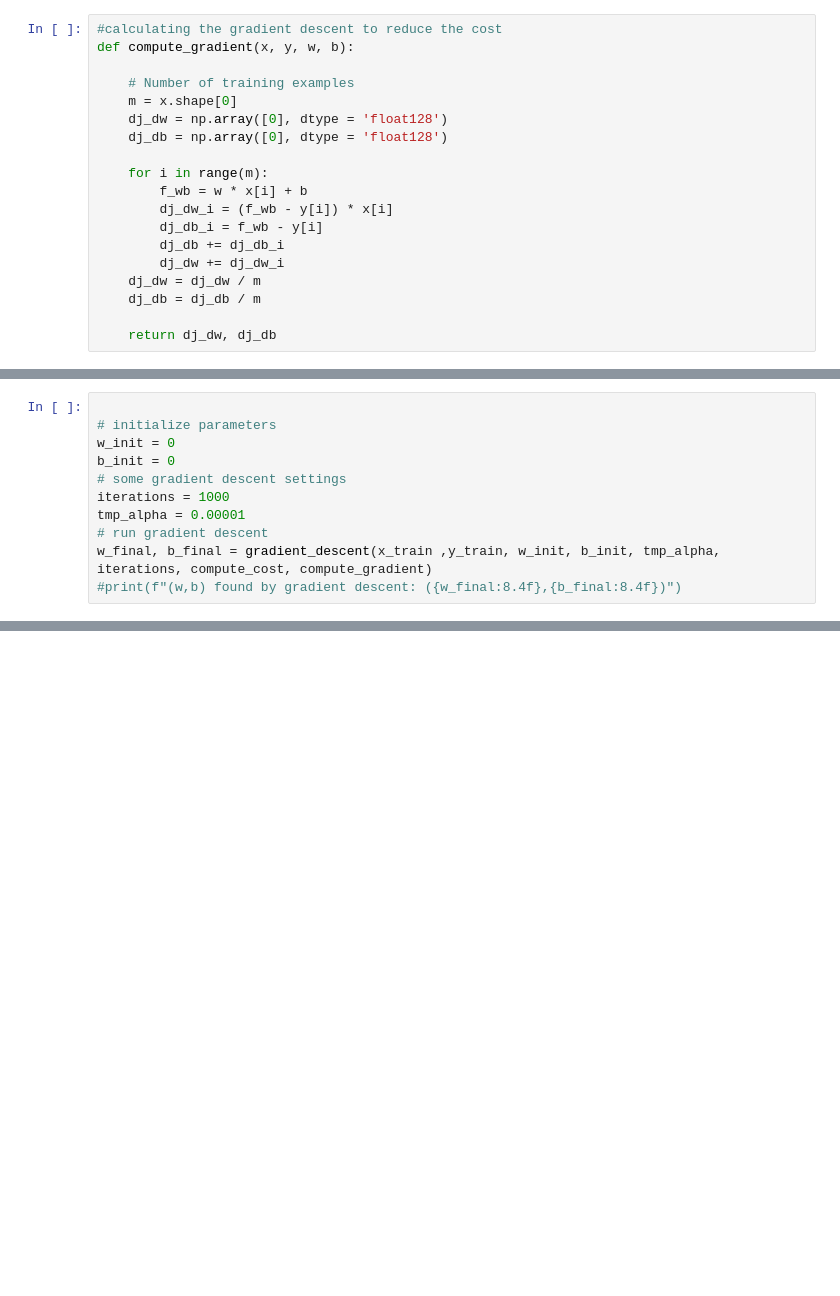
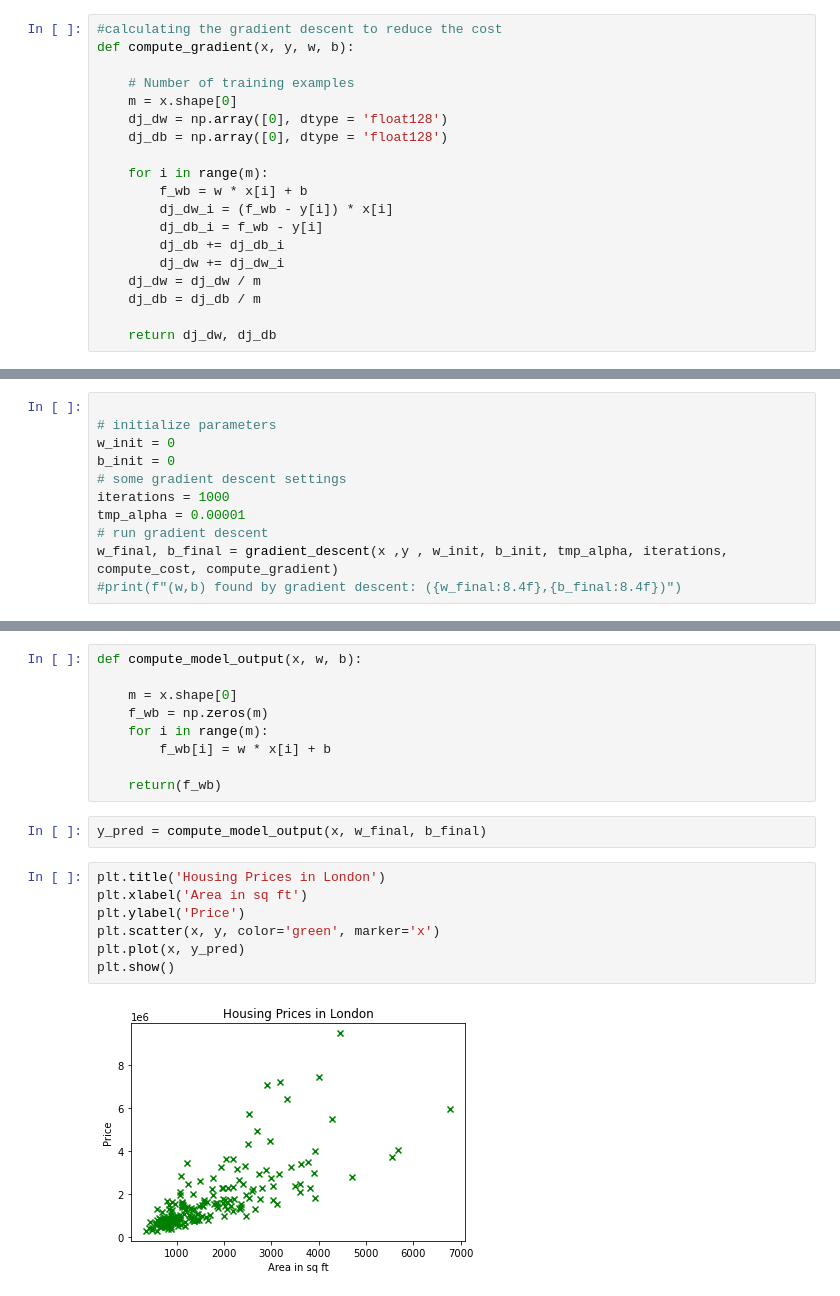
Before and after one commit to ElPatatone/Linear_Regression, a Jupyter notebook: Simple_linear_regression.ipynb, the cells around one changed output, grey strips where cells are left out. Saved outputs shown, nothing was run; the diff lists cells and outputs as text; blank space fills up the shorter version.

```diff
--- a/Simple_linear_regression.ipynb
+++ b/Simple_linear_regression.ipynb
@@ -93,7 +95,7 @@ b_init = 0
 iterations = 1000
 tmp_alpha = 0.00001
 # run gradient descent
-w_final, b_final = gradient_descent(x_train ,y_train, w_init, b_init, tmp_alpha, iterations, compute_cost, compute_gradient)
+w_final, b_final = gradient_descent(x ,y , w_init, b_init, tmp_alpha, iterations, compute_cost, compute_gradient)
 #print(f"(w,b) found by gradient descent: ({w_final:8.4f},{b_final:8.4f})")
 # %% [output]
 [17.00759222] [40125.24564077]
@@ -115,0 +118,20 @@ w_final, b_final = gradient_descent(x_train ,y_train, w_init, b_init, tmp_alpha,
+# %%
+def compute_model_output(x, w, b):
+
+    m = x.shape[0]
+    f_wb = np.zeros(m)
+    for i in range(m):
+        f_wb[i] = w * x[i] + b
+
+    return(f_wb)
+# %%
+y_pred = compute_model_output(x, w_final, b_final)
+# %%
+plt.title('Housing Prices in London')
+plt.xlabel('Area in sq ft')
+plt.ylabel('Price')
+plt.scatter(x, y, color='green', marker='x')
+plt.plot(x, y_pred)
+plt.show()
+# %% [output]
+[figure, added]
```
Also changed, not shown: parts of 3 cells of this notebook.
